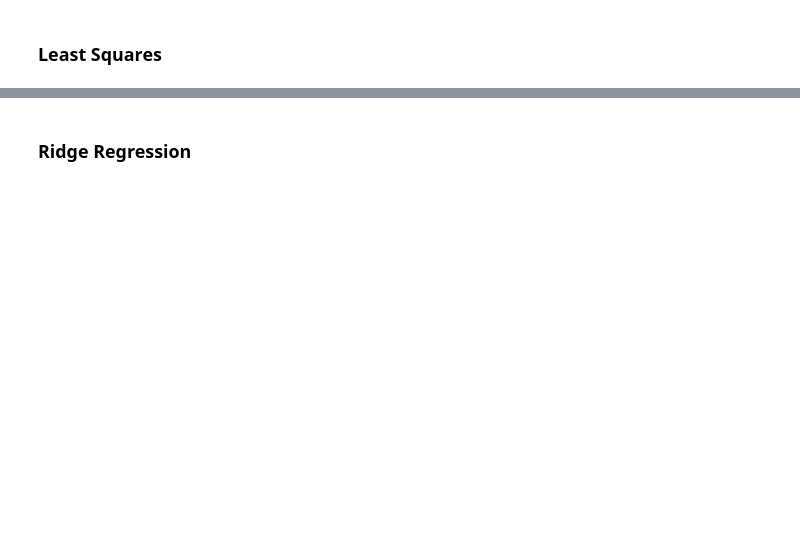
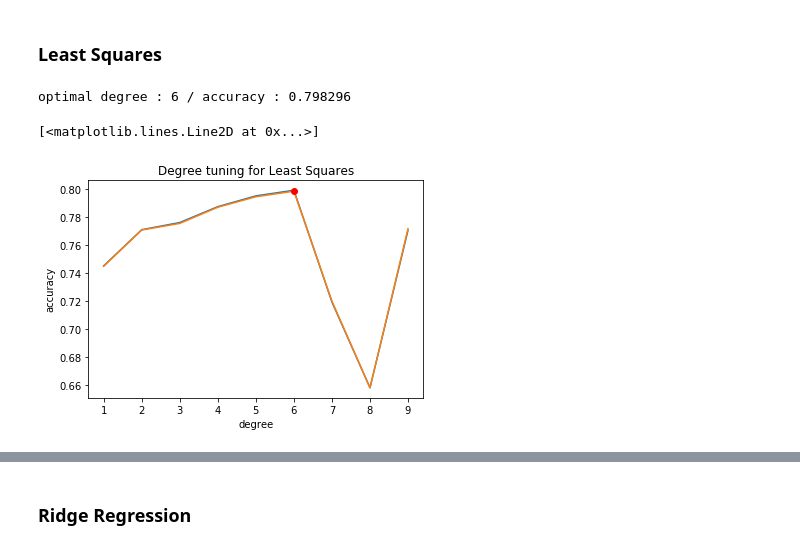
Before and after one commit to MaximeFth/Machine_learning_2020, a Jupyter notebook: Project1_YT/scripts/project1.ipynb, the cells around one changed output, grey strips where cells are left out. Saved outputs shown, nothing was run; the diff lists cells and outputs as text; code cells hidden in the pictures; blank space fills up the shorter version.

```diff
--- a/Project1_YT/scripts/project1.ipynb
+++ b/Project1_YT/scripts/project1.ipynb
@@ -108,0 +224,18 @@ acc_LS
+# %%
+# Degree Tuning for Least Squares using Cross-Validation
+
+degrees = list(range(1, 10))
+degree_opt, acc_opt, ls_tr, ls_te, accs_tr, accs_te = hyperparameter_tuning(y, tX_train, least_squares, max_iters, k_fold, k_indices, degrees, None)
+# %%
+print("optimal degree : {:d} / accuracy : {:f}".format(degree_opt, acc_opt))
+# %% [output]
+optimal degree : 6 / accuracy : 0.798296
+# %%
+plt.title("Degree tuning for Least Squares")
+plt.xlabel("degree")
+plt.ylabel("accuracy")
+plt.plot(degrees, list(zip(accs_tr, accs_te)))
+plt.plot(degree_opt, acc_opt, 'ro')
+# %% [output]
+[<matplotlib.lines.Line2D at 0x...>]
+[figure, added]
```
Also changed, not shown: parts of 42 cells of this notebook, 1 other file.
